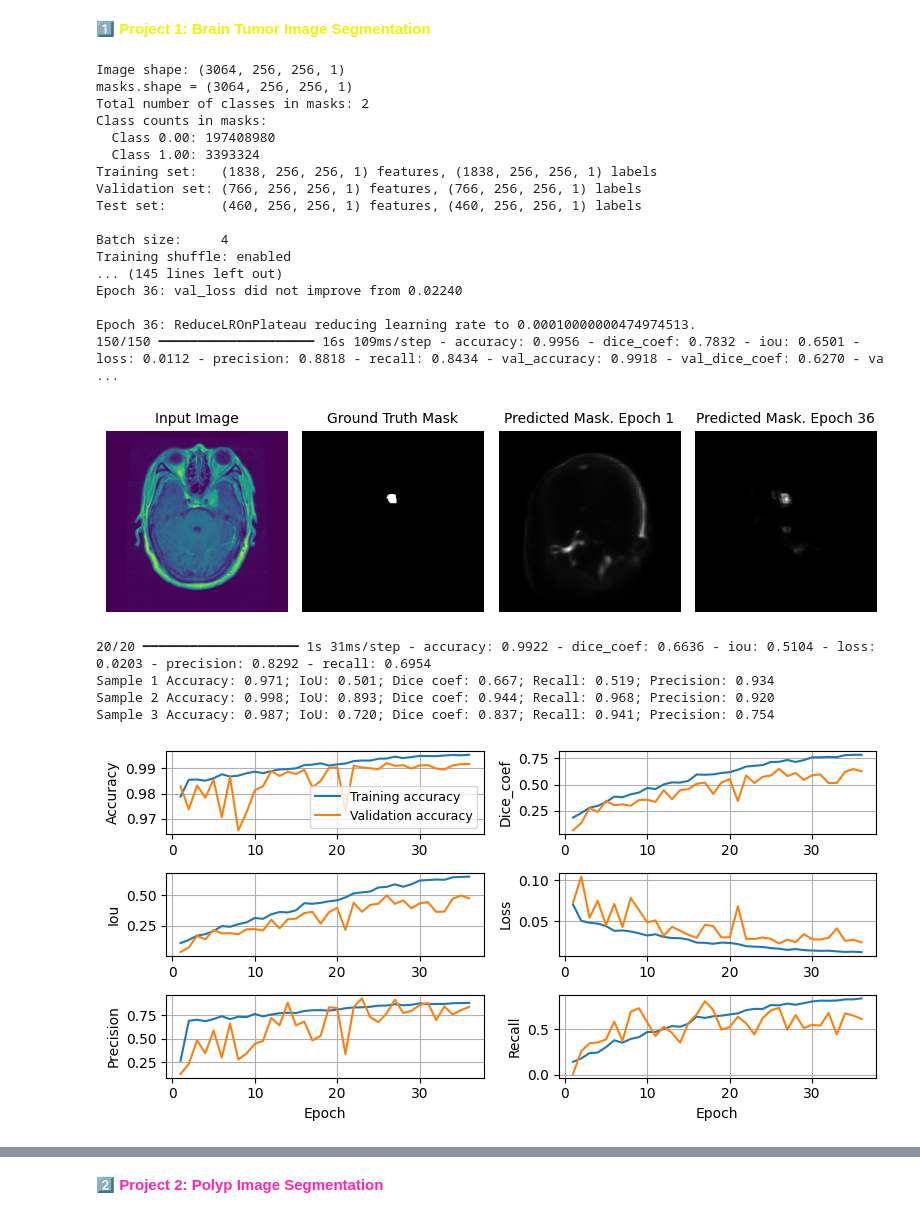
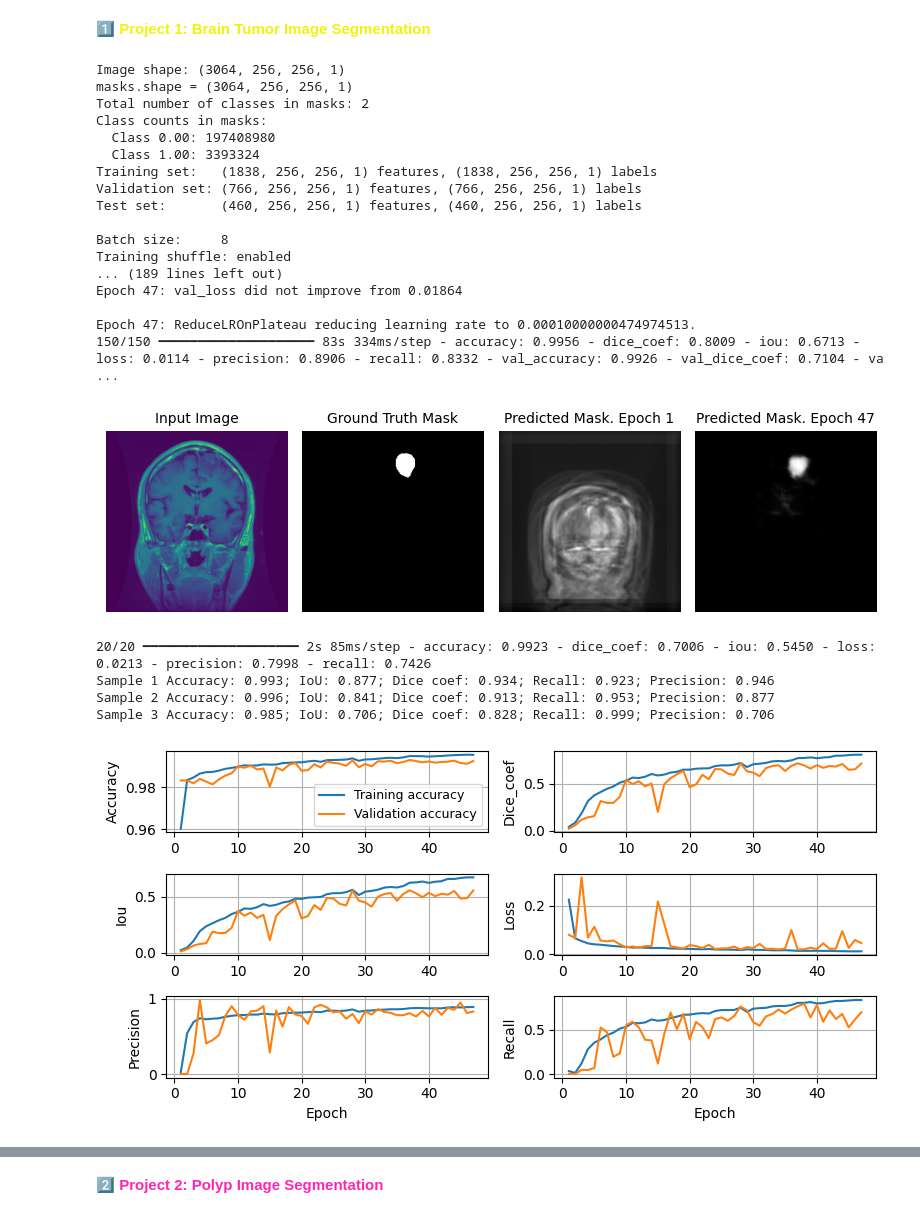
Before and after one commit to RezaSaadatyar/Medical-Image-Processing, a Jupyter notebook: Code/07_projects_resunet++.ipynb, the cells around one changed output, grey strips where cells are left out. Cells and saved outputs as stored; diff of their text form; code cells hidden in the pictures.

```diff
--- a/Code/07_projects_resunet++.ipynb
+++ b/Code/07_projects_resunet++.ipynb
@@ -111,7 +113,7 @@ images = obj.read_images(image_path=image_path, format_type=img_format_type, res
 masks = obj.read_masks(mask_path=mask_path, format_type=mask_format_type, resize=(256, 256), normalize=True, num_classes=2)
 
 # ===================== Prepare TensorFlow datasets for training, validation, and testing ======================
-batch_size = 4
+batch_size = 8
 
 # Assuming data_resize and masks_resize are your input data and masks
 train_dataset, valid_dataset, test_dataset = prepare_dataset(
@@ -203,41 +205,41 @@ results = model.evaluate(test_dataset, return_dict=True, verbose=1)
 predictions = model.predict(test_dataset, verbose=0)
 evaluate_segmentation_predictions(test_dataset=test_dataset, predictions=predictions, num_sample=3)
 
 # ================================================ Results =====================================================
 # Plot the history
 plot_training_history(history, figsize=(8, 4))
 plot_evaluation_results(results, figsize=(4, 4))
 
 # Extract a small batch of data from test_dataset for visualization
 for batch in test_dataset.take(1):
     test_images, test_masks = batch
     break
 
 # Convert to numpy arrays for easier manipulation
 test_images = test_images.numpy()
 test_masks = test_masks.numpy()
 display_predictions(test_images, test_masks, predictions, indx=0, figsize=(6, 4))
 # %% [output]
 Image shape: (3064, 256, 256, 1)
 masks.shape = (3064, 256, 256, 1)
 Total number of classes in masks: 2
 Class counts in masks:
   Class 0.00: 197408980
   Class 1.00: 3393324
 Training set:   (1838, 256, 256, 1) features, (1838, 256, 256, 1) labels
 Validation set: (766, 256, 256, 1) features, (766, 256, 256, 1) labels
 Test set:       (460, 256, 256, 1) features, (460, 256, 256, 1) labels
 
-Batch size:     4
+Batch size:     8
 Training shuffle: enabled
-... (145 lines left out)
-Epoch 36: val_loss did not improve from 0.02240
+... (189 lines left out)
+Epoch 47: val_loss did not improve from 0.01864
 
-Epoch 36: ReduceLROnPlateau reducing learning rate to 0.00010000000474974513.
-150/150 ━━━━━━━━━━━━━━━━━━━━ 16s 109ms/step - accuracy: 0.9956 - dice_coef: 0.7832 - iou: 0.6501 - loss: 0.0112 - precision: 0.8818 - recall: 0.8434 - val_accuracy: 0.9918 - val_dice_coef: 0.6270 - va ...
+Epoch 47: ReduceLROnPlateau reducing learning rate to 0.00010000000474974513.
+150/150 ━━━━━━━━━━━━━━━━━━━━ 83s 334ms/step - accuracy: 0.9956 - dice_coef: 0.8009 - iou: 0.6713 - loss: 0.0114 - precision: 0.8906 - recall: 0.8332 - val_accuracy: 0.9926 - val_dice_coef: 0.7104 - va ...
-[figure, old version]
+[figure, new version]
-20/20 ━━━━━━━━━━━━━━━━━━━━ 1s 31ms/step - accuracy: 0.9922 - dice_coef: 0.6636 - iou: 0.5104 - loss: 0.0203 - precision: 0.8292 - recall: 0.6954
-Sample 1 Accuracy: 0.971; IoU: 0.501; Dice coef: 0.667; Recall: 0.519; Precision: 0.934
-Sample 2 Accuracy: 0.998; IoU: 0.893; Dice coef: 0.944; Recall: 0.968; Precision: 0.920
-Sample 3 Accuracy: 0.987; IoU: 0.720; Dice coef: 0.837; Recall: 0.941; Precision: 0.754
+20/20 ━━━━━━━━━━━━━━━━━━━━ 2s 85ms/step - accuracy: 0.9923 - dice_coef: 0.7006 - iou: 0.5450 - loss: 0.0213 - precision: 0.7998 - recall: 0.7426
+Sample 1 Accuracy: 0.993; IoU: 0.877; Dice coef: 0.934; Recall: 0.923; Precision: 0.946
+Sample 2 Accuracy: 0.996; IoU: 0.841; Dice coef: 0.913; Recall: 0.953; Precision: 0.877
+Sample 3 Accuracy: 0.985; IoU: 0.706; Dice coef: 0.828; Recall: 0.999; Precision: 0.706
-[figure, old version]
+[figure, new version]
```
Also changed, not shown: parts of 4 cells of this notebook, 1 other file.
